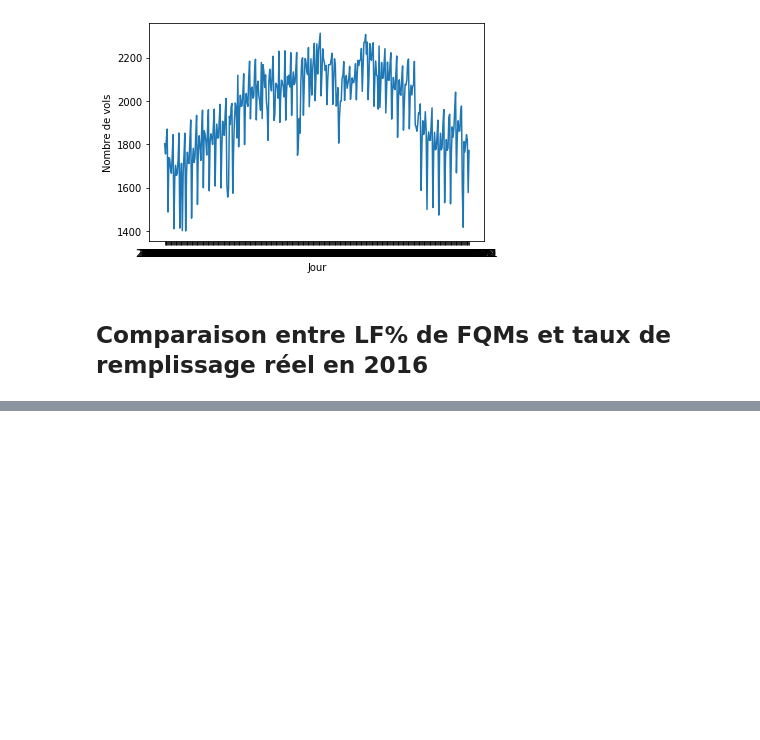
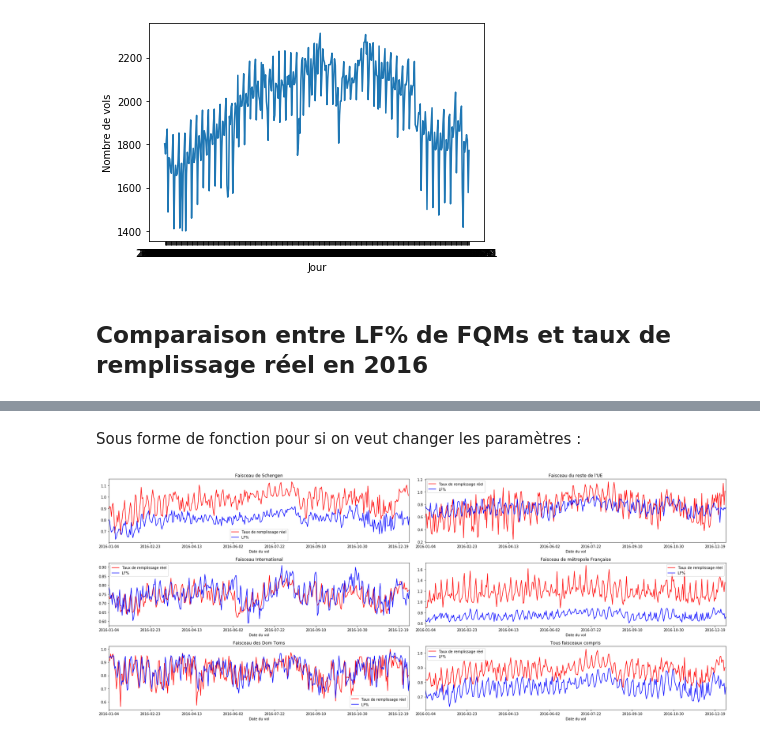
Before and after one commit to erialc-cal/StatApp_2020, a Jupyter notebook: Preparation reunion/Reunion 28-01 Victor.ipynb, the cells around one changed output, grey strips where cells are left out. Drawn from its saved outputs; the diff is of its cells as text; code cells hidden in the pictures; blank space fills up the shorter version.

```diff
--- a/Preparation reunion/Reunion 28-01 Victor.ipynb
+++ b/Preparation reunion/Reunion 28-01 Victor.ipynb
@@ -114,3 +137,5 @@ Text(0.5, 1.0, 'Tous faisceaux compris')
+# %% [markdown]
+Sous forme de fonction pour si on veut changer les paramètres :
 # %%
 def compare_histo_fqms(agregation_fqms, agregation_histo,variable_fqms, variable_histo, func_agreg_fqms,func_agreg_histo):
   colors = ['red','blue']
@@ -146,3 +171,9 @@ def compare_histo_fqms(agregation_fqms, agregation_histo,variable_fqms, variable
   fqms2016.groupby(agregation_fqms).agg({variable_fqms:func_agreg_fqms}).plot(ax = axes[2,1],legend=True, subplots=True, color=colors[1])
   axes[2,1].legend()
   axes[2,1].set_title('Tous faisceaux compris')
+
+  plt.tight_layout() #Pour que nos graphiques ne se collent pas tous
+# %%
+compare_histo_fqms('Date du vol', 'Jour', 'LF%', 'Taux de remplissage réel', 'mean', 'mean')
+# %% [output]
+[figure, added]
```
Also changed, not shown: parts of 15 cells of this notebook.
